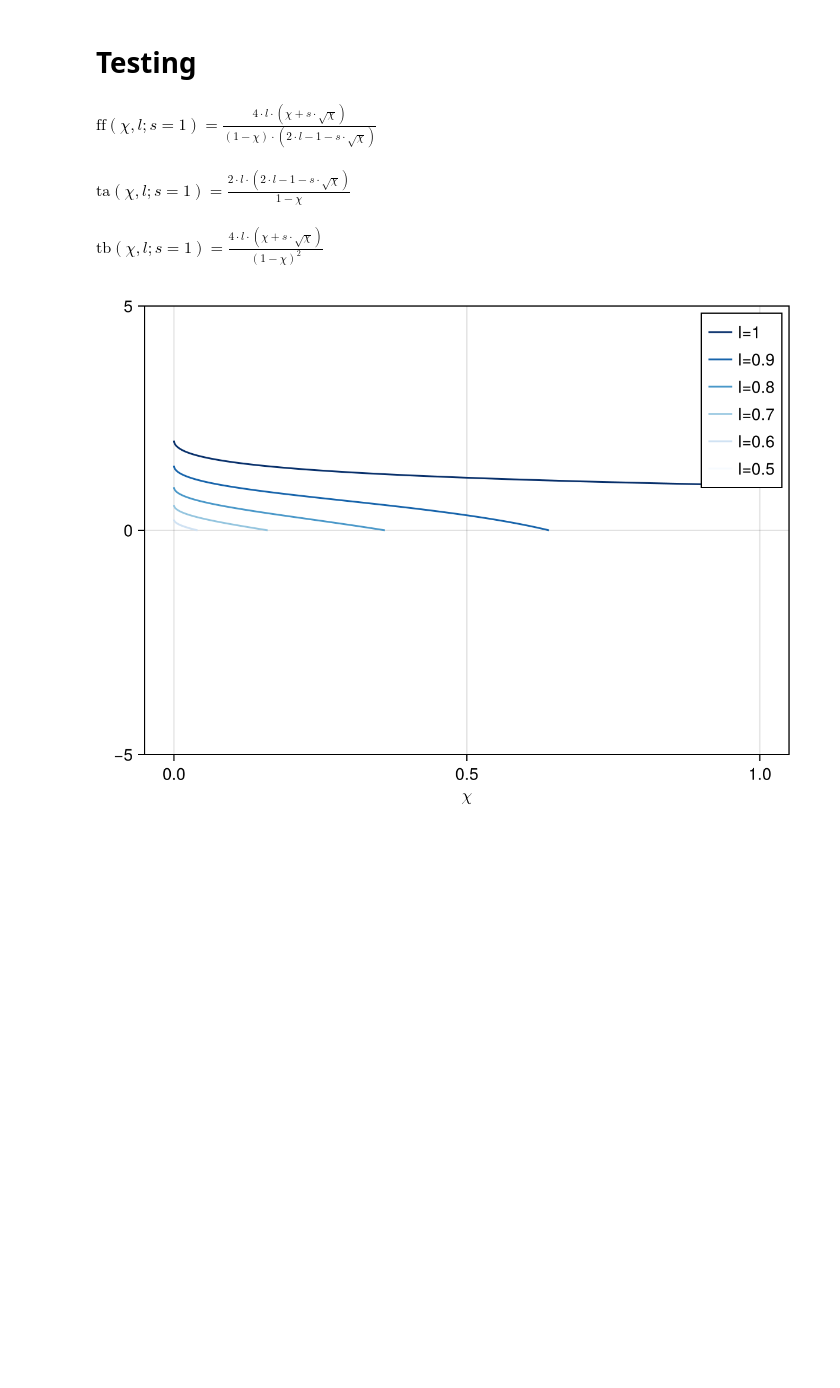
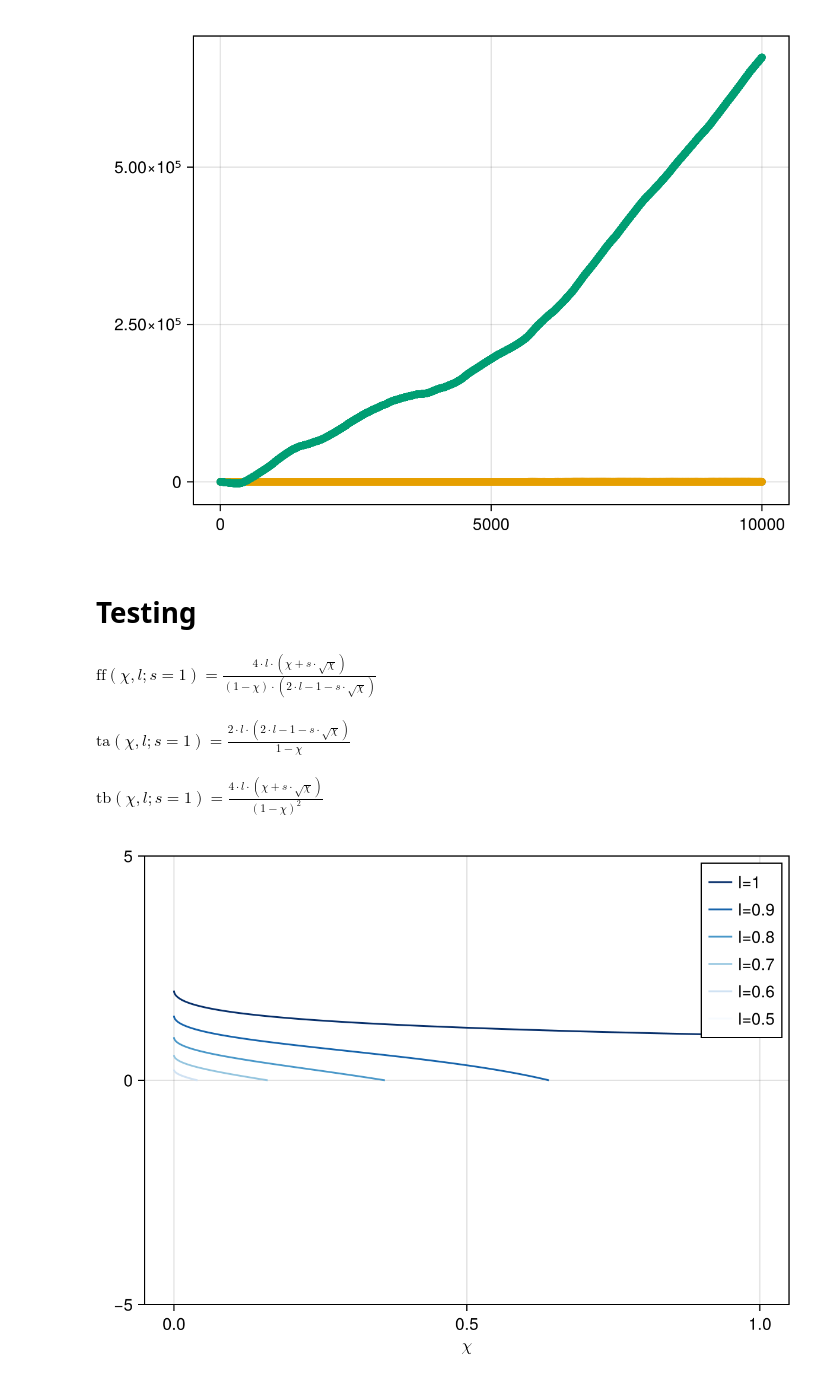
Before and after one commit to kockahonza/SSMC, a Jupyter notebook: notebooks/clean slate/Miscellaneous.ipynb, the cells around one changed output. Cells and saved outputs as stored; diff of their text form; code cells hidden in the pictures; blank space fills up the shorter version.

```diff
--- a/notebooks/clean slate/Miscellaneous.ipynb
+++ b/notebooks/clean slate/Miscellaneous.ipynb
@@ -22,3 +93,13 @@ CairoMakie.activate!()
+# %%
+fap = scatterlines(xs)
+scatterlines!(fap.axis, ys)
+scatterlines!(fap.axis, zs)
+
+# display(GLMakie.Screen(), fap)
+
+fap
+# %% [output]
+[figure, added]
 # %% [markdown]
 # Testing
 # %%
```
Also changed, not shown: parts of 7 cells of this notebook, 3 other files.
